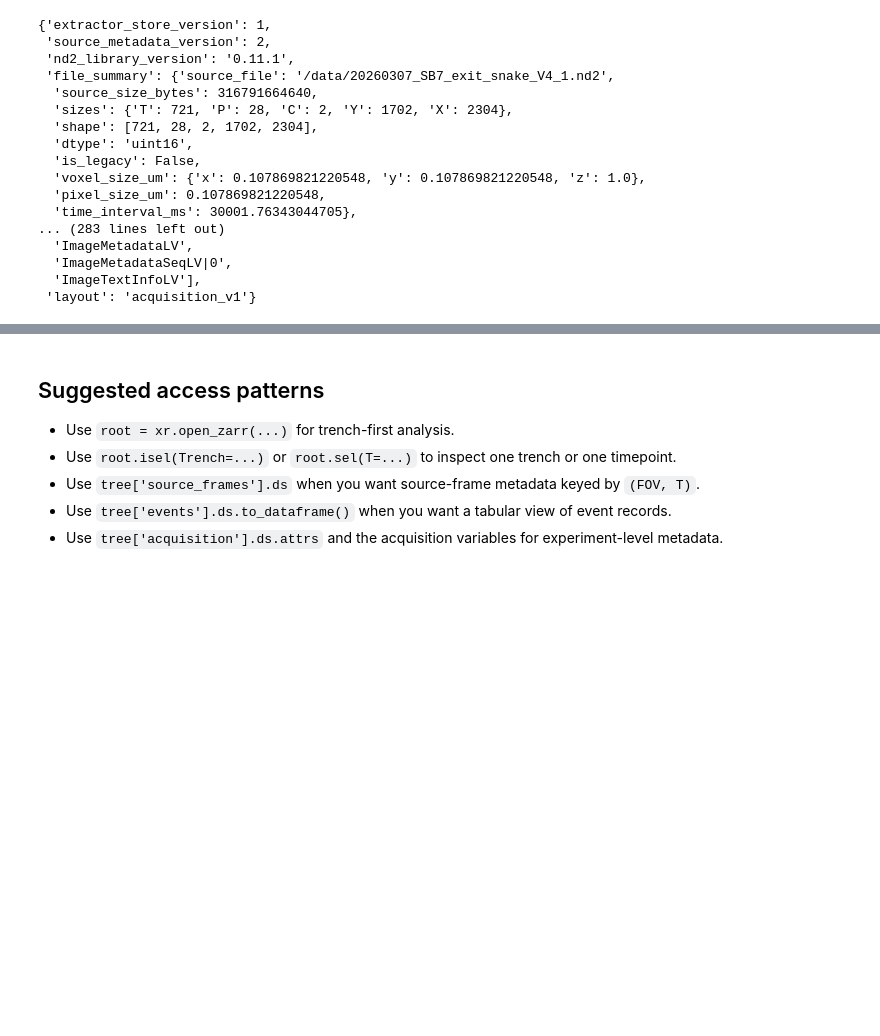
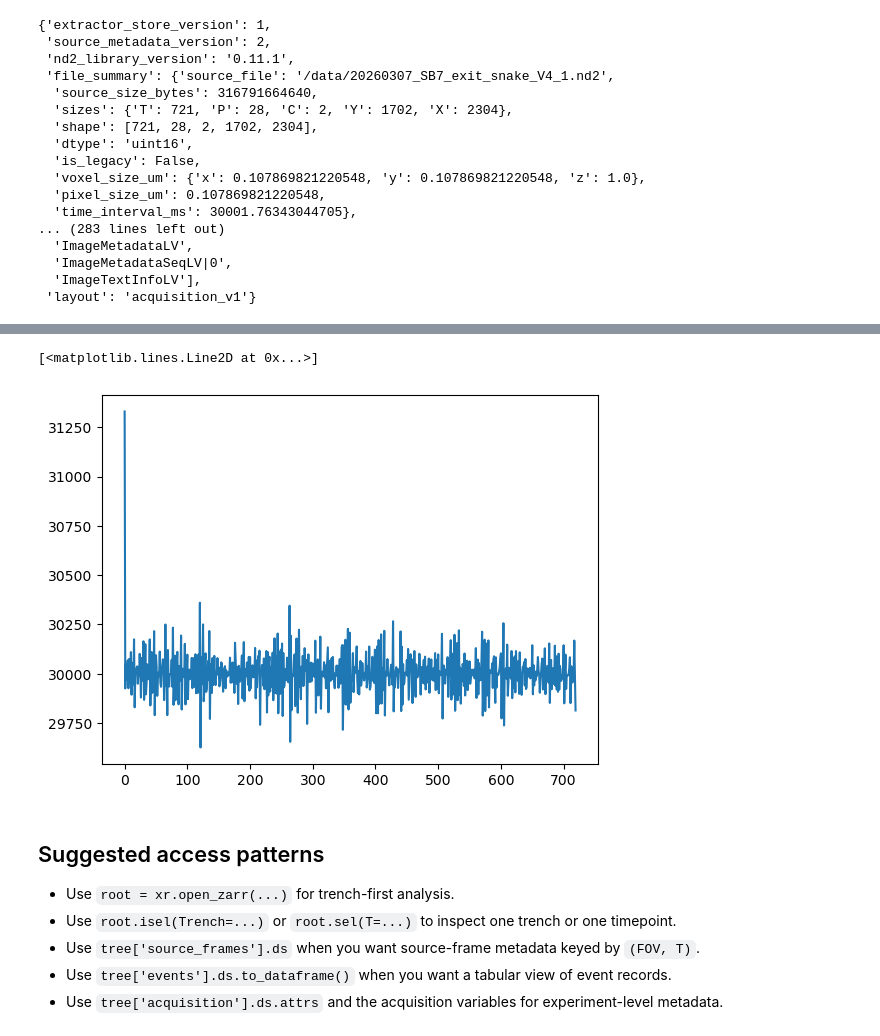
Before and after one commit to georgeoshardo/PyMMM, a Jupyter notebook: notebooks/load_trench_zarr_metadata.ipynb, the cells around one changed output, grey strips where cells are left out. Saved outputs shown, nothing was run; the diff lists cells and outputs as text; code cells hidden in the pictures; blank space fills up the shorter version.

```diff
--- a/notebooks/load_trench_zarr_metadata.ipynb
+++ b/notebooks/load_trench_zarr_metadata.ipynb
@@ -375,0 +378,7 @@ dict(acquisition.attrs)
+# %%
+trench11 = root.sel(Trench=11)
+frame = trench11.isel(T=20)
+
+image = frame["data"]
+relative_time_ms = frame["relative_time_ms"].compute().item()
+print(f"Trench 11, frame 20, relative time: {relative_time_ms} ms")
@@ -376,3 +407,12 @@ dict(acquisition.attrs)
+# %%
+# See if there was any irregularity in frame timing by plotting the diff of relative_time_ms
+
+plt.plot(
+    trench11["relative_time_ms"].diff(dim="T")
+)
+# %% [output]
+[<matplotlib.lines.Line2D at 0x...>]
+[figure, added]
 # %% [markdown]
 ## Suggested access patterns
 
```
Also changed, not shown: parts of 4 cells of this notebook, 2 other files.
